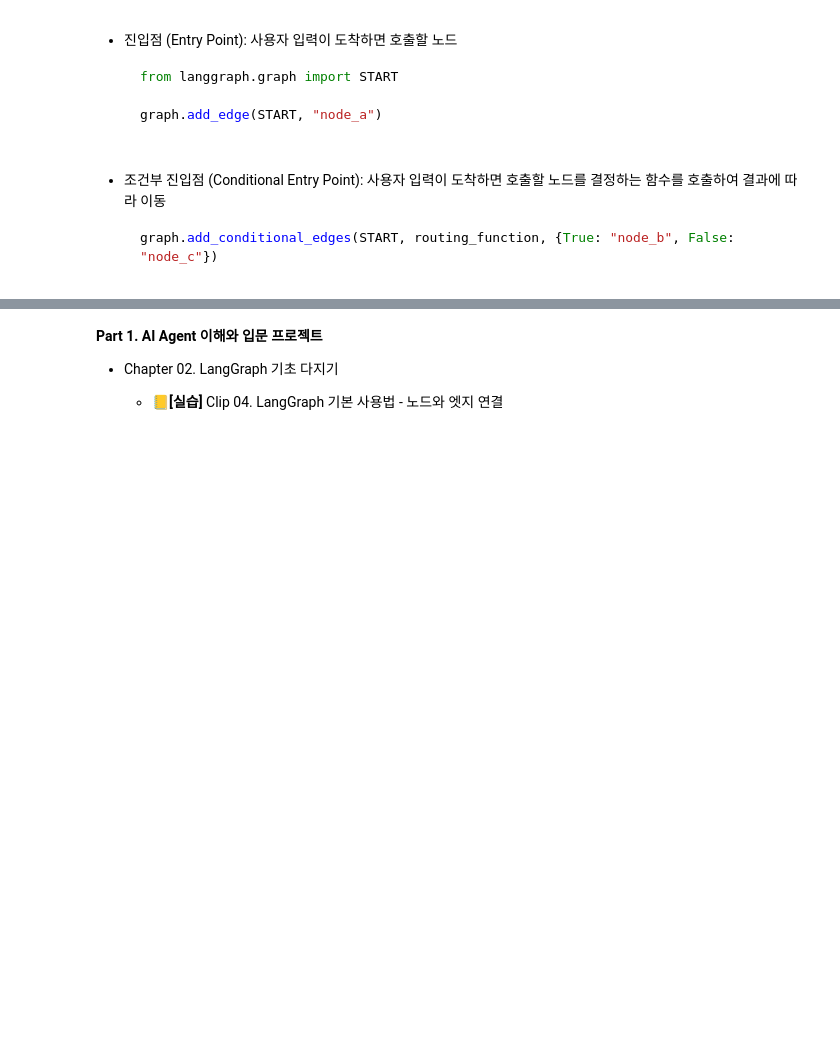
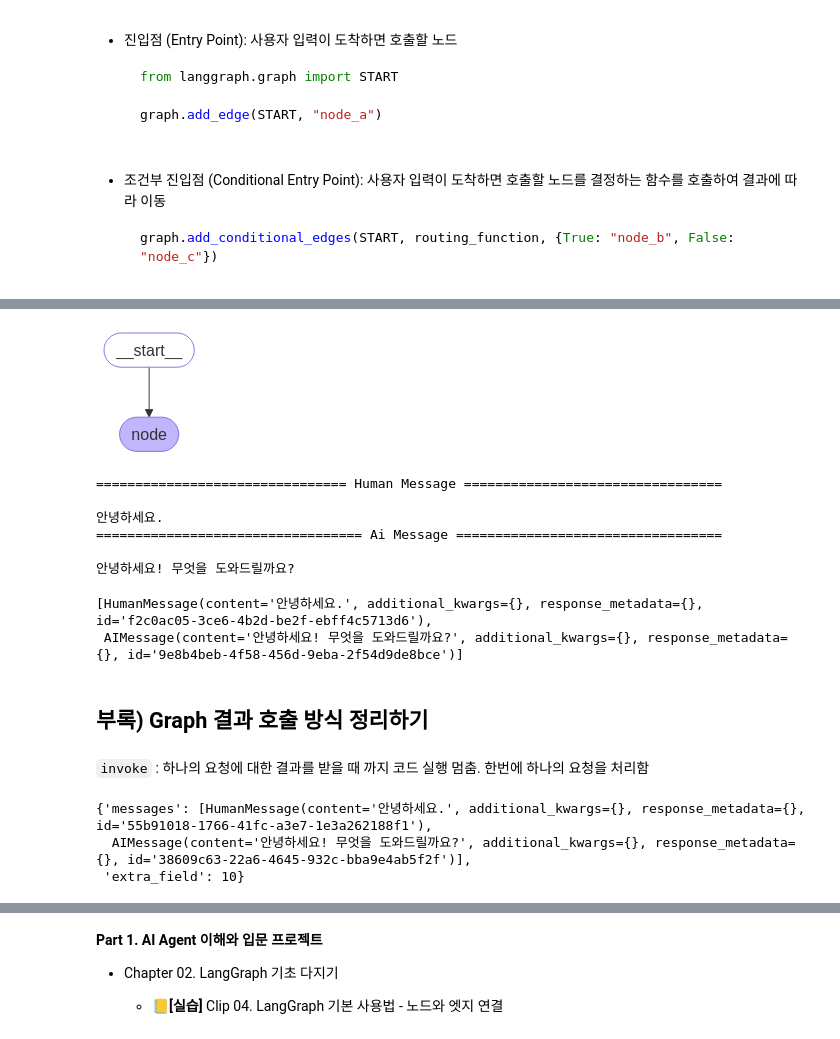
Before and after one commit to khjsla/AI_Agent, a Jupyter notebook: ch2/basic.ipynb, the cells around one changed output, grey strips where cells are left out. Cells and saved outputs as stored; diff of their text form; code cells hidden in the pictures; blank space fills up the shorter version.

```diff
--- a/ch2/basic.ipynb
+++ b/ch2/basic.ipynb
@@ -312,0 +389,54 @@ router_builder.add_conditional_edges("node_a", routing_function, {True: "node_b"
+# %%
+from typing_extensions import Annotated
+from langgraph.graph.message import add_messages
+
+
+class State(TypedDict):
+    messages: Annotated[list[AnyMessage], add_messages]
+    extra_field: int
+# %%
+def node(state: State):
+    messages = state["messages"]
+    new_message = AIMessage("안녕하세요! 무엇을 도와드릴까요?")
+
+    return {"messages": new_message, "extra_field": 10}
+# %%
+from langgraph.graph import StateGraph
+
+graph_builder = StateGraph(State)
+graph_builder.add_node("node", node)
+graph_builder.set_entry_point("node")
+graph = graph_builder.compile()
+# %%
+display(Image(graph.get_graph().draw_mermaid_png()))
+# %% [output]
+[figure, added]
+# %%
+input_message = {"role": "user", "content": "안녕하세요."}
+
+result = graph.invoke({"messages": [input_message]})
+
+for message in result["messages"]:
+    message.pretty_print()
+# %% [output]
+================================ Human Message =================================
+
+안녕하세요.
+================================== Ai Message ==================================
+
+안녕하세요! 무엇을 도와드릴까요?
+# %%
+result["messages"]
+# %% [output]
+[HumanMessage(content='안녕하세요.', additional_kwargs={}, response_metadata={}, id='f2c0ac05-3ce6-4b2d-be2f-ebff4c5713d6'),
+ AIMessage(content='안녕하세요! 무엇을 도와드릴까요?', additional_kwargs={}, response_metadata={}, id='9e8b4beb-4f58-456d-9eba-2f54d9de8bce')]
+# %% [markdown]
+## 부록) Graph 결과 호출 방식 정리하기
+# %% [markdown]
+`invoke` : 하나의 요청에 대한 결과를 받을 때 까지 코드 실행 멈춤. 한번에 하나의 요청을 처리함
+# %%
+graph.invoke({"messages": [input_message]})
+# %% [output]
+{'messages': [HumanMessage(content='안녕하세요.', additional_kwargs={}, response_metadata={}, id='55b91018-1766-41fc-a3e7-1e3a262188f1'),
+  AIMessage(content='안녕하세요! 무엇을 도와드릴까요?', additional_kwargs={}, response_metadata={}, id='38609c63-22a6-4645-932c-bba9e4ab5f2f')],
+ 'extra_field': 10}
```
Also changed, not shown: parts of 26 cells of this notebook.
